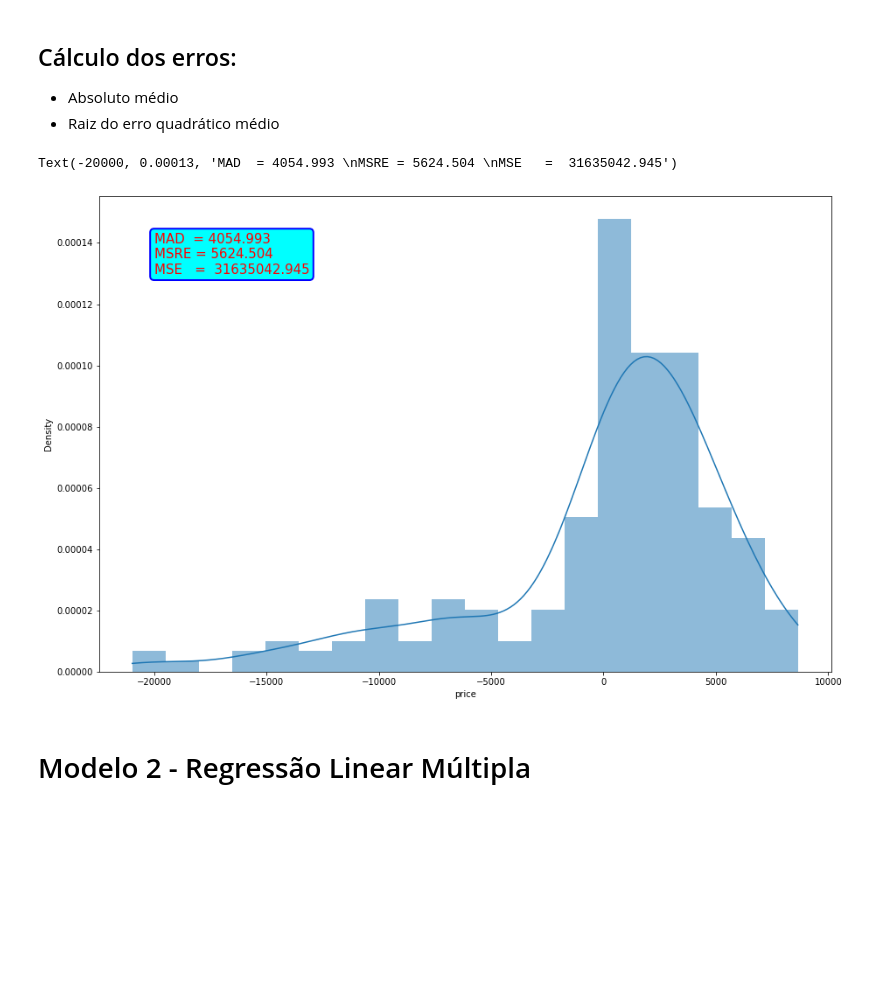
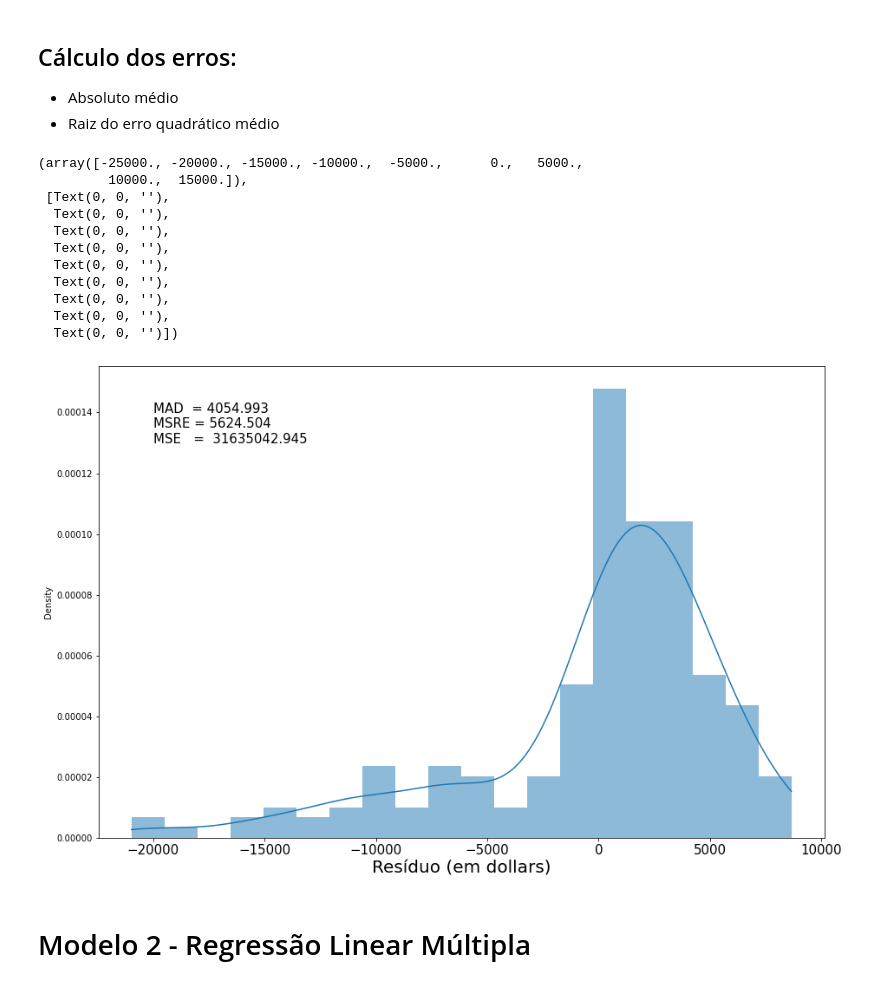
Before and after one commit to EduPek/PPGOLD7037, a Jupyter notebook: DS_PPGOLD_Aula06_01.ipynb, the cells around one changed output. Saved outputs shown, nothing was run; the diff lists cells and outputs as text; code cells hidden in the pictures; blank space fills up the shorter version.

```diff
--- a/DS_PPGOLD_Aula06_01.ipynb
+++ b/DS_PPGOLD_Aula06_01.ipynb
@@ -34,7 +34,7 @@ from sklearn.metrics import mean_squared_error
 table = pd.DataFrame(columns = ["Modelo", "Score"])
 
 # Ler o arquivo online pela URL fornecida acima, e atribua-o à variável "df".
-my_file = "Auto_pronto.csv" #Cópia de segurança ;)
+my_file = "https://raw.githubusercontent.com/EduPek/PPGOLD7037/main/Data/Auto_pronto.csv" #Cópia de segurança ;)
 
 # Atribuir o arquivo a uma váriável DataFrame
 df = pd.read_csv(my_file)
@@ -218,20 +232,32 @@ plt.close()
 # %%
 %matplotlib inline
 plt.figure(figsize=(15, 10))
 
 res = Yhat - Y
 resAbs = abs(res)
 MAD = resAbs.mean()
 
 MSRE = math.sqrt(mean_squared_error(Y,Yhat))
 
 tt = "MAD  = %.3f \nMSRE = %.3f \nMSE   =  %.3f" % (MAD, MSRE, mean_squared_error(Y,Yhat))
 
 sns.histplot(x=res, kde=True, stat="density", linewidth=0)
-plt.text(-20000, 0.00013, tt, size=15, color = "r", bbox=dict(boxstyle="round", fc="cyan", ec="b", lw=2))
+plt.text(-20000, 0.00013, tt, size=15, color = "black")
+plt.xlabel('Resíduo (em dollars)', size = 20)
+plt.xticks(size = 15)
 # %% [output]
-Text(-20000, 0.00013, 'MAD  = 4054.993 \nMSRE = 5624.504 \nMSE   =  31635042.945')
+(array([-25000., -20000., -15000., -10000.,  -5000.,      0.,   5000.,
+         10000.,  15000.]),
+ [Text(0, 0, ''),
+  Text(0, 0, ''),
+  Text(0, 0, ''),
+  Text(0, 0, ''),
+  Text(0, 0, ''),
+  Text(0, 0, ''),
+  Text(0, 0, ''),
+  Text(0, 0, ''),
+  Text(0, 0, '')])
-[figure, old version]
+[figure, new version]
 # %% [markdown]
 
 # Modelo 2 - Regressão Linear Múltipla
```
Also changed, not shown: parts of 13 cells of this notebook, 2 other files.
